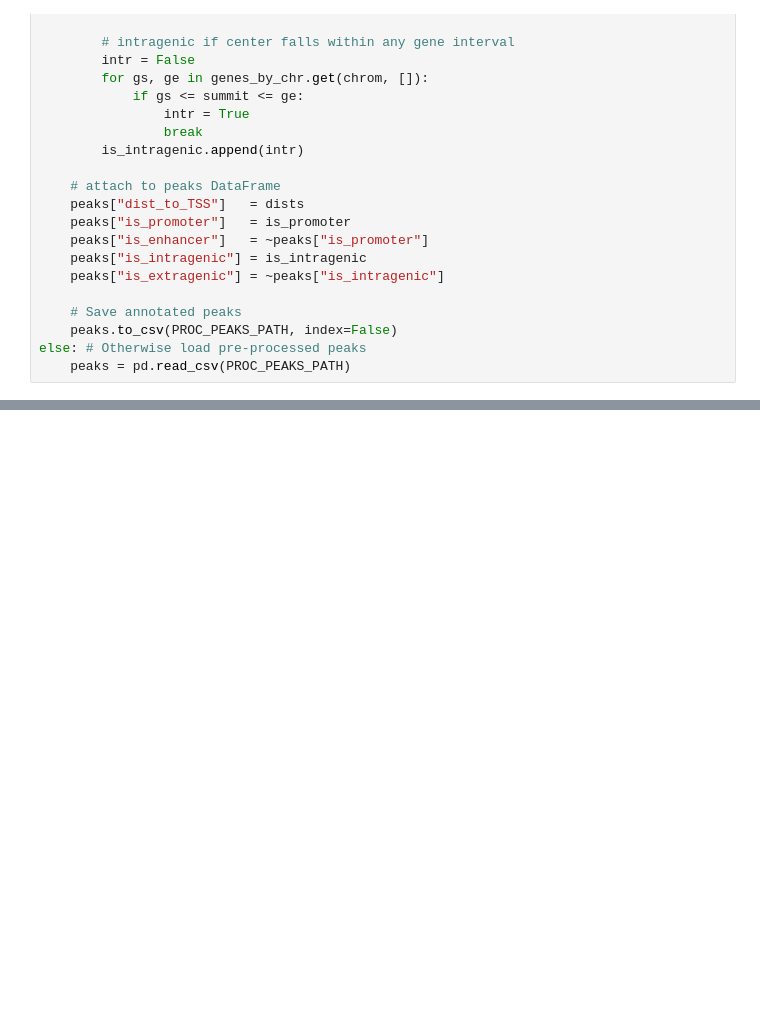
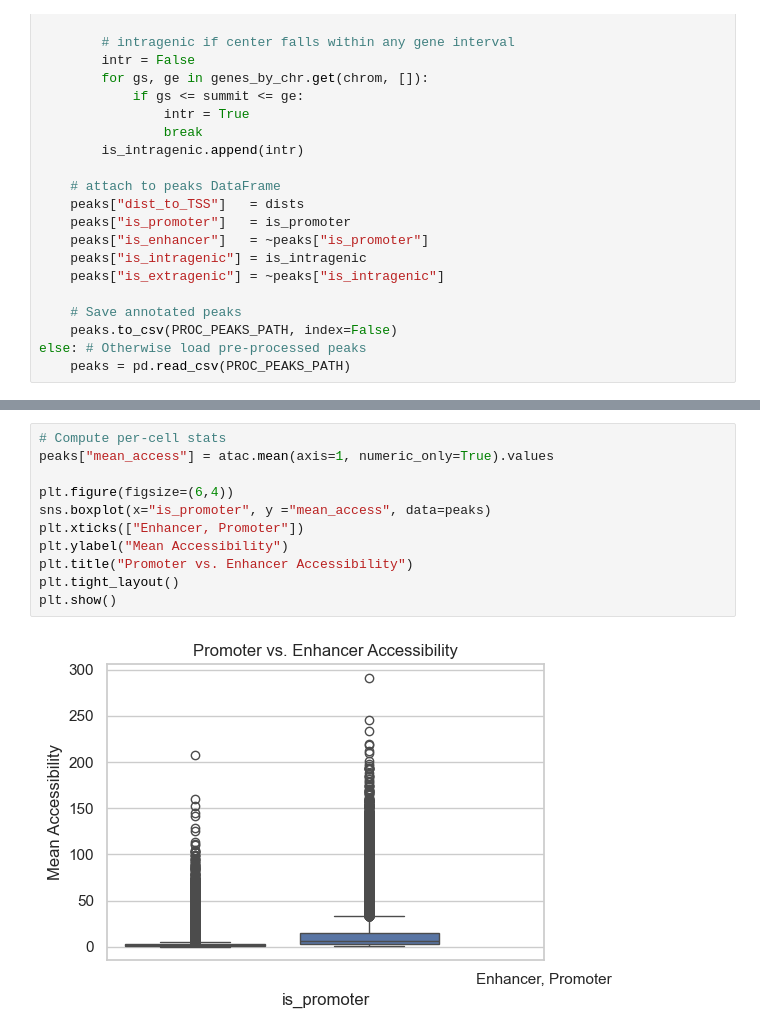
Before and after one commit to Topic2-Gene-Regulation-Immune-Cells/ILC-cells-Team4, a Jupyter notebook: 02_tss_analysis.ipynb, the cells around one changed output, grey strips where cells are left out. Drawn from its saved outputs; the diff is of its cells as text; blank space fills up the shorter version.

```diff
--- a/02_tss_analysis.ipynb
+++ b/02_tss_analysis.ipynb
@@ -100,0 +136,13 @@ plt.show()
+# %%
+# Compute per‐cell stats
+peaks["mean_access"] = atac.mean(axis=1, numeric_only=True).values
+
+plt.figure(figsize=(6,4))
+sns.boxplot(x="is_promoter", y ="mean_access", data=peaks)
+plt.xticks(["Enhancer, Promoter"])
+plt.ylabel("Mean Accessibility")
+plt.title("Promoter vs. Enhancer Accessibility")
+plt.tight_layout()
+plt.show()
+# %% [output]
+[figure, added]
```
Also changed, not shown: parts of 9 cells of this notebook.
